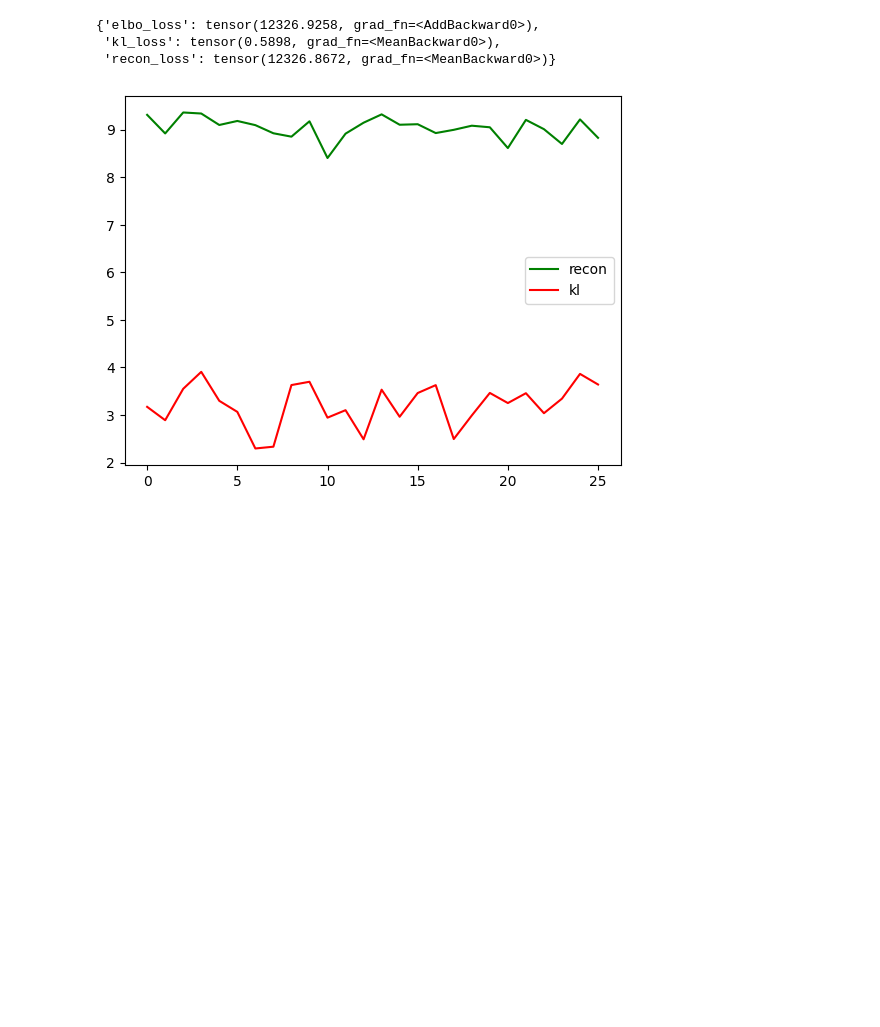
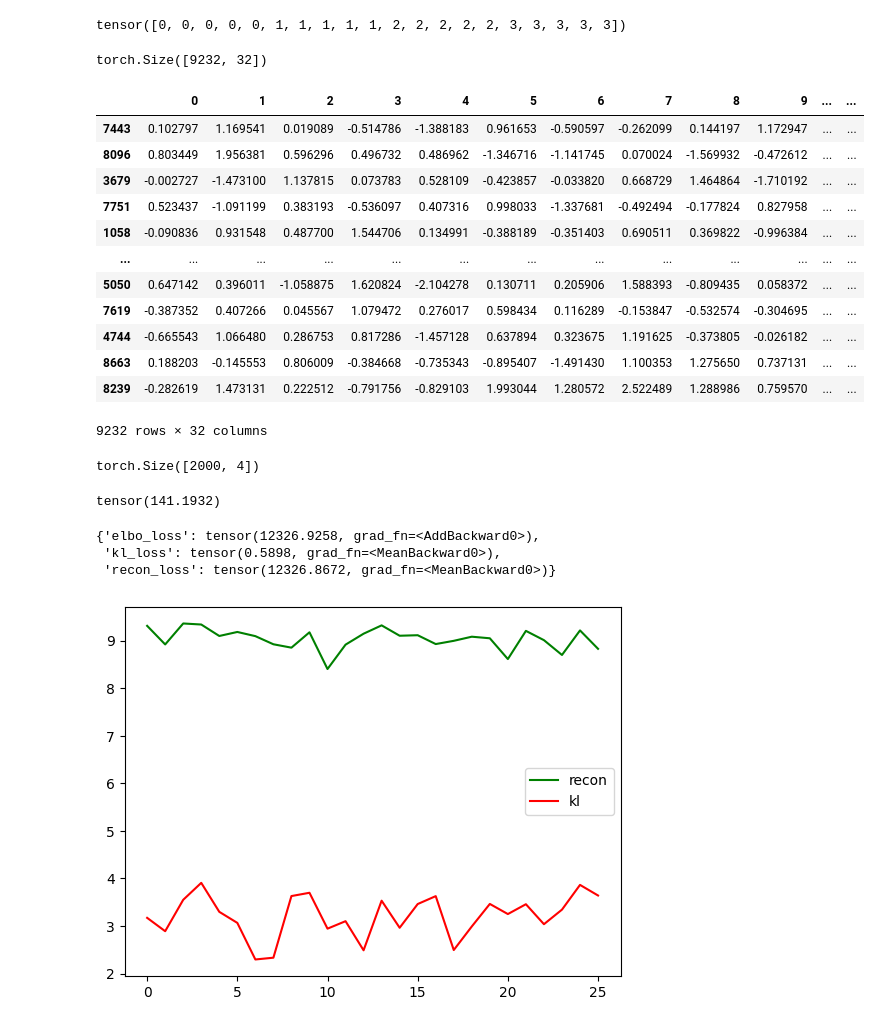
Before and after one commit to VityaVitalich/MLEM, a Jupyter notebook: experiments/rosbank/notebooks/testing.ipynb, the cells around one changed output. Saved outputs shown, nothing was run; the diff lists cells and outputs as text; code cells hidden in the pictures; blank space fills up the shorter version.

```diff
--- a/experiments/rosbank/notebooks/testing.ipynb
+++ b/experiments/rosbank/notebooks/testing.ipynb
@@ -71,0 +317,64 @@ dict_keys(['x_recon', 'z', 'x', 'time_steps', 'mu', 'log_std'])
+# %%
+ckpt = torch.load(chkp_path)
+net.load_state_dict(ckpt["model"])
+# %%
+batch[1]
+# %% [output]
+tensor([0, 0, 0, 0, 0, 1, 1, 1, 1, 1, 2, 2, 2, 2, 2, 3, 3, 3, 3, 3])
+# %%
+split_strategy_dict = {
+    "split_strategy": "NoSplit"
+}
+train_data, valid_data = prepare_data(conf)
+
+train_dataset = SplittingDataset(
+    train_data,
+    split_strategy.create(**split_strategy_dict),
+    # conf.features.target_col,
+)
+train_dataset = TargetEnumeratorDataset(train_dataset)
+# train_dataset = TargetDataset(train_dataset)
+train_dataset = ConvertingTrxDataset(train_dataset)
+# не уверен что нам нужна история с дропаутом точек.
+# Но это выглядит неплохой аугментацией в целом
+
+
+train_loader = DataLoader(
+    dataset=train_dataset,
+    shuffle=True,
+    collate_fn=collate_splitted_rows,
+    num_workers=conf.train.num_workers,
+    batch_size=conf.train.batch_size,
+)
+# %%
+with torch.no_grad():
+    train_embeddings = []
+    ids = []
+    for batch in tqdm(train_loader):
+        out = net(batch[0])
+        embeddings = out['z'].view(4, -1)
+        train_embeddings.append(embeddings)
+        ids.append(batch[1])
+# %%
+all_embeds = torch.cat(train_embeddings)
+all_indices = torch.cat(ids)
+# %%
+all_embeds.size()
+# %% [output]
+torch.Size([9232, 32])
+# %%
+pd.DataFrame(data=all_embeds.numpy(), index=all_indices.numpy())
+# %% [output]
+|  | 0 | 1 | 2 | 3 | 4 | 5 | 6 | 7 | 8 | 9 | ... | ... |
+| 7443 | 0.102797 | 1.169541 | 0.019089 | -0.514786 | -1.388183 | 0.961653 | -0.590597 | -0.262099 | 0.144197 | 1.172947 | ... | ... |
+| 8096 | 0.803449 | 1.956381 | 0.596296 | 0.496732 | 0.486962 | -1.346716 | -1.141745 | 0.070024 | -1.569932 | -0.472612 | ... | ... |
+| 3679 | -0.002727 | -1.473100 | 1.137815 | 0.073783 | 0.528109 | -0.423857 | -0.033820 | 0.668729 | 1.464864 | -1.710192 | ... | ... |
+| 7751 | 0.523437 | -1.091199 | 0.383193 | -0.536097 | 0.407316 | 0.998033 | -1.337681 | -0.492494 | -0.177824 | 0.827958 | ... | ... |
+| 1058 | -0.090836 | 0.931548 | 0.487700 | 1.544706 | 0.134991 | -0.388189 | -0.351403 | 0.690511 | 0.369822 | -0.996384 | ... | ... |
+| ... | ... | ... | ... | ... | ... | ... | ... | ... | ... | ... | ... | ... |
+| 5050 | 0.647142 | 0.396011 | -1.058875 | 1.620824 | -2.104278 | 0.130711 | 0.205906 | 1.588393 | -0.809435 | 0.058372 | ... | ... |
+| 7619 | -0.387352 | 0.407266 | 0.045567 | 1.079472 | 0.276017 | 0.598434 | 0.116289 | -0.153847 | -0.532574 | -0.304695 | ... | ... |
+| 4744 | -0.665543 | 1.066480 | 0.286753 | 0.817286 | -1.457128 | 0.637894 | 0.323675 | 1.191625 | -0.373805 | -0.026182 | ... | ... |
+| 8663 | 0.188203 | -0.145553 | 0.806009 | -0.384668 | -0.735343 | -0.895407 | -1.491430 | 1.100353 | 1.275650 | 0.737131 | ... | ... |
+| 8239 | -0.282619 | 1.473131 | 0.222512 | -0.791756 | -0.829103 | 1.993044 | 1.280572 | 2.522489 | 1.288986 | 0.759570 | ... | ... |
+9232 rows × 32 columns
@@ -72,3 +387,11 @@ dict_keys(['x_recon', 'z', 'x', 'time_steps', 'mu', 'log_std'])
+# %%
+out_dist.view(-1, 4).size()
+# %% [output]
+torch.Size([2000, 4])
+# %%
+criterion(out_dist, target.squeeze(1).long(), ).sum(dim=1).mean()
+# %% [output]
+tensor(141.1932)
 # %%
 loss_out = net.loss(out)
 # %%
```
Also changed, not shown: parts of 54 cells of this notebook, 12 other files.
